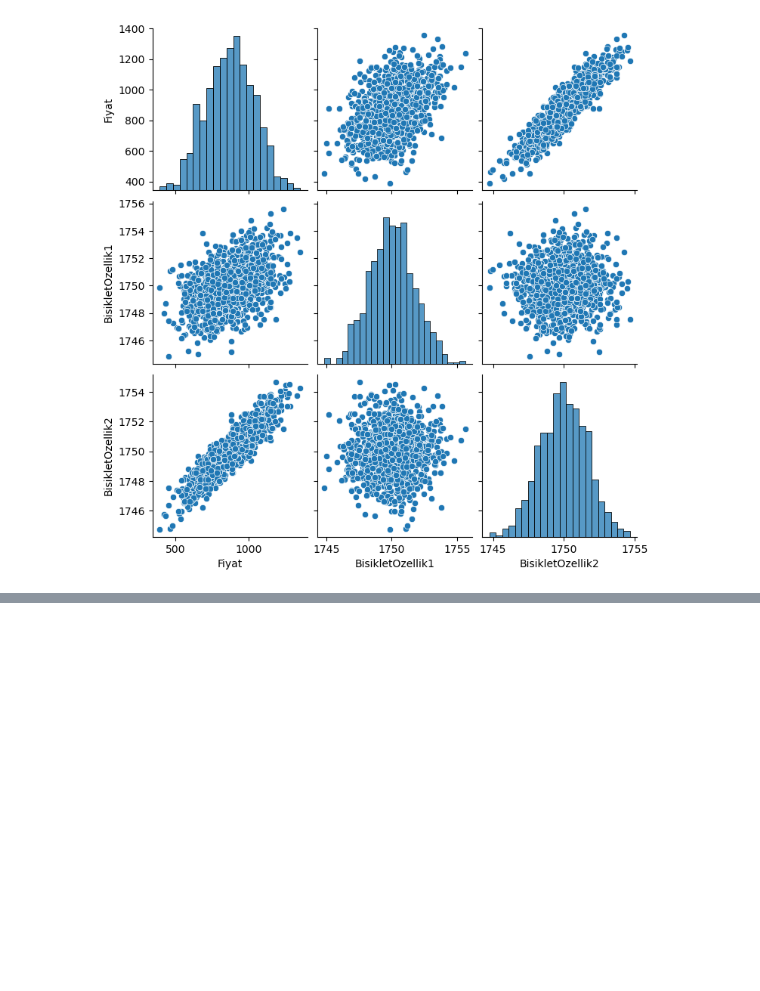
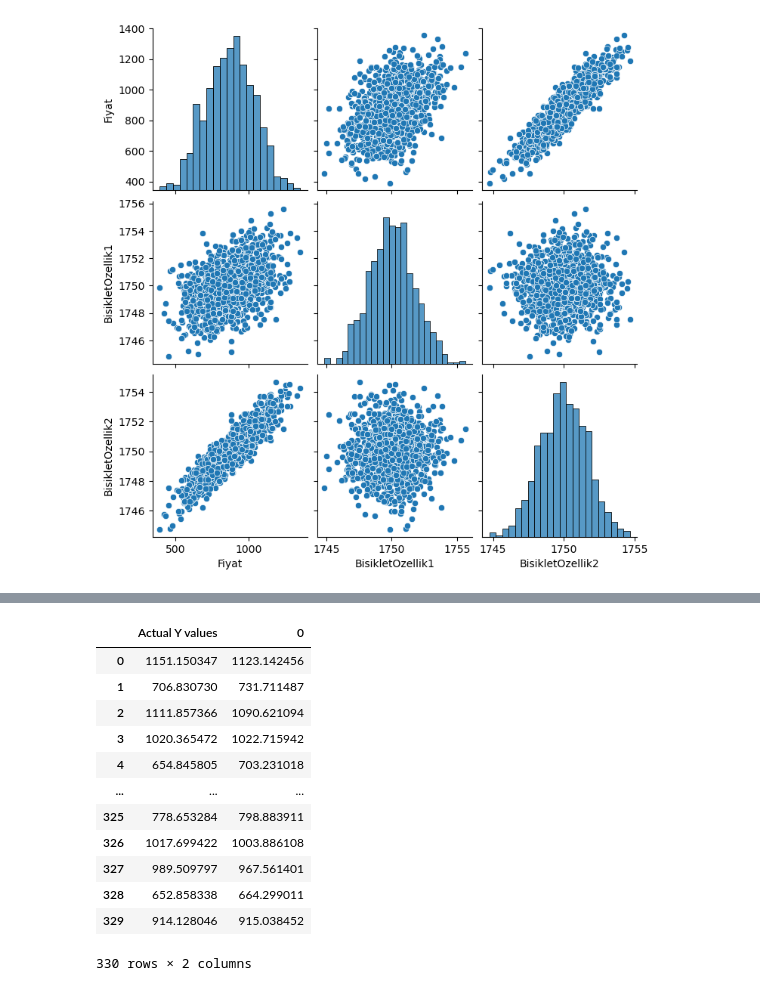
Before and after one commit to Gulciha-n/TensorFlow_MyNotes, a Jupyter notebook: 01-TensorFlow_intro.ipynb, the cells around one changed output, grey strips where cells are left out. Drawn from its saved outputs; the diff is of its cells as text; code cells hidden in the pictures; blank space fills up the shorter version.

```diff
--- a/01-TensorFlow_intro.ipynb
+++ b/01-TensorFlow_intro.ipynb
@@ -37,0 +301,2 @@ sbn.pairplot(dataFrame)
+# %%
+test_predict = model.predict(X_test)
@@ -37,0 +387,16 @@ sbn.pairplot(dataFrame)
+# %%
+predict_dataframe
+# %% [output]
+|  | Actual Y values | 0 |
+| 0 | 1151.150347 | 1123.142456 |
+| 1 | 706.830730 | 731.711487 |
+| 2 | 1111.857366 | 1090.621094 |
+| 3 | 1020.365472 | 1022.715942 |
+| 4 | 654.845805 | 703.231018 |
+| ... | ... | ... |
+| 325 | 778.653284 | 798.883911 |
+| 326 | 1017.699422 | 1003.886108 |
+| 327 | 989.509797 | 967.561401 |
+| 328 | 652.858338 | 664.299011 |
+| 329 | 914.128046 | 915.038452 |
+330 rows × 2 columns
```
Also changed, not shown: parts of 60 cells of this notebook, 1 other file.
